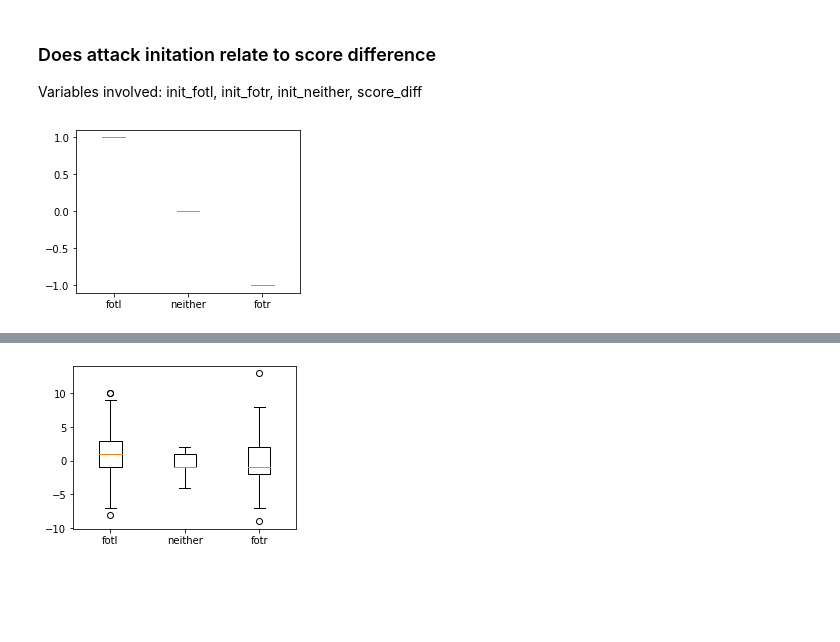
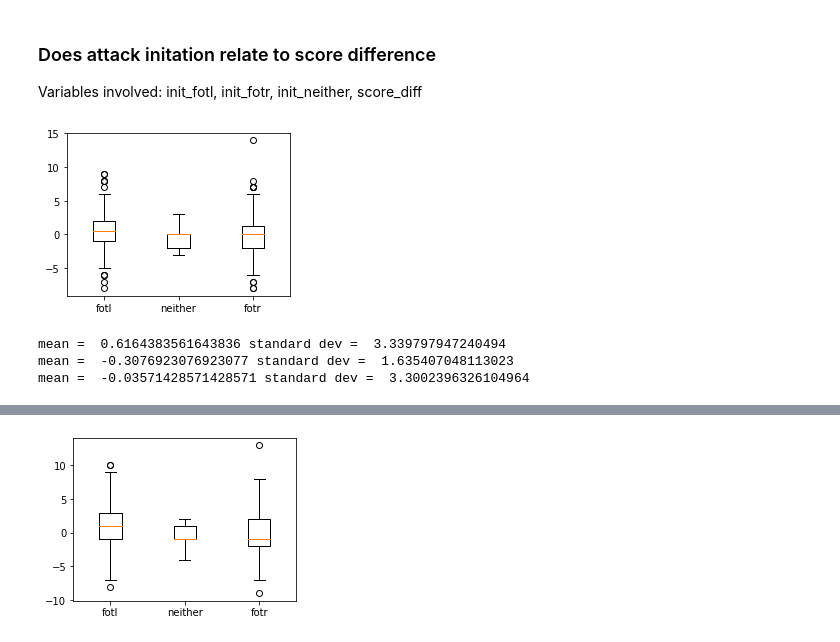
Before and after one commit to KySoza/fencing_2024-data-science-project, a Jupyter notebook: Linear_regression_with_score_differences.ipynb, the cells around one changed output, grey strips where cells are left out. Cells and saved outputs as stored; diff of their text form; code cells hidden in the pictures; blank space fills up the shorter version.

```diff
--- a/Linear_regression_with_score_differences.ipynb
+++ b/Linear_regression_with_score_differences.ipynb
@@ -30,8 +30,8 @@ touches = pd.read_csv('data/saber.csv')
 # remove unnecessary columns: weapon_y, created_date, tournament_id, gfycat_gfy_id, fotl_name, fotr_name, download_url
 touches=touches.drop(columns=['weapon_y', 'stats_id', 'created_date', 'tournament_id', 'gfycat_gfy_id',
                               'fotl_name', 'fotr_name', 'download_url'])
-touches_binary = pd.get_dummies(touches, prefix=['weapon', 'init', 'touch', 'stp_loc', 'bod_loc', 'gender'],
-                         columns=['weapon_x', 'initiated', 'touch', 'strip_location', 'body_location', 'gender'])
+touches_binary = pd.get_dummies(touches, prefix=['init', 'touch', 'stp_loc', 'bod_loc', 'gender'],
+                         columns=['initiated', 'touch', 'strip_location', 'body_location', 'gender'])
 
 # get pre touch score difference
 touches_binary['left_score_pre'] = touches_binary.left_score - touches_binary.touch_left
@@ -72,12 +70,30 @@ df = touches_binary.copy()
 # %%
-
 dep_var = 'score_diff_pre'
 
 plt.figure(figsize=(4, 3))
-plt.boxplot([df[dep_var].loc[df['init_fotl']==1],
+B = plt.boxplot([df[dep_var].loc[df['init_fotl']==1],
              df[dep_var].loc[df['init_neither']==1],
              df[dep_var].loc[df['init_fotr']==1]],
            labels=['fotl', 'neither', 'fotr'])
 plt.show()
 # %% [output]
-[figure, old version]
+[figure, new version]
+# %%
+column_data=df[dep_var].loc[df['init_fotl']==1]
+mean = np.average(column_data)
+std = np.std(column_data)
+print('mean = ', mean, 'standard dev = ', std)
+
+column_data=df[dep_var].loc[df['init_neither']==1]
+mean = np.average(column_data)
+std = np.std(column_data)
+print('mean = ', mean, 'standard dev = ', std)
+
+column_data=df[dep_var].loc[df['init_fotr']==1]
+mean = np.average(column_data)
+std = np.std(column_data)
+print('mean = ', mean, 'standard dev = ', std)
+# %% [output]
+mean =  0.6164383561643836 standard dev =  3.339797947240494
+mean =  -0.3076923076923077 standard dev =  1.635407048113023
+mean =  -0.03571428571428571 standard dev =  3.3002396326104964
```
Also changed, not shown: parts of 2 cells of this notebook.
